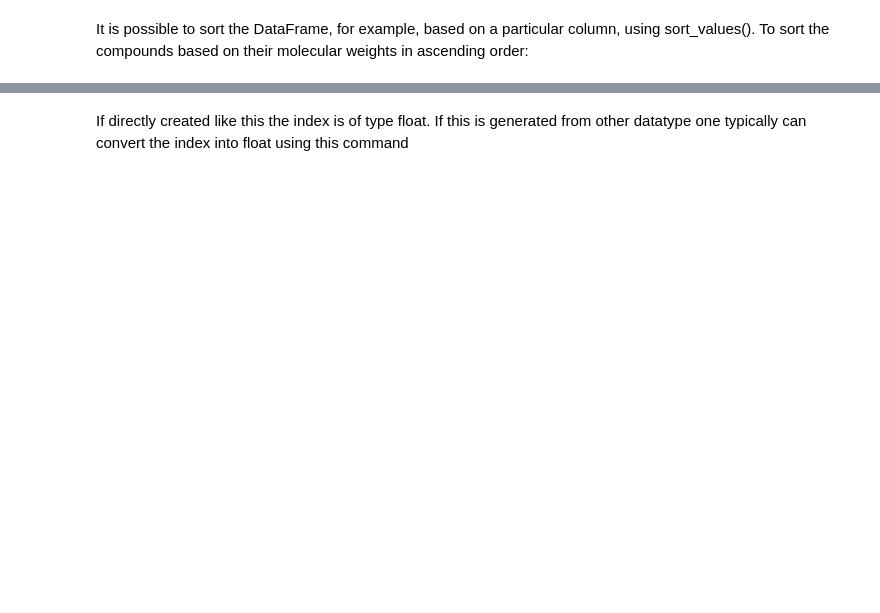
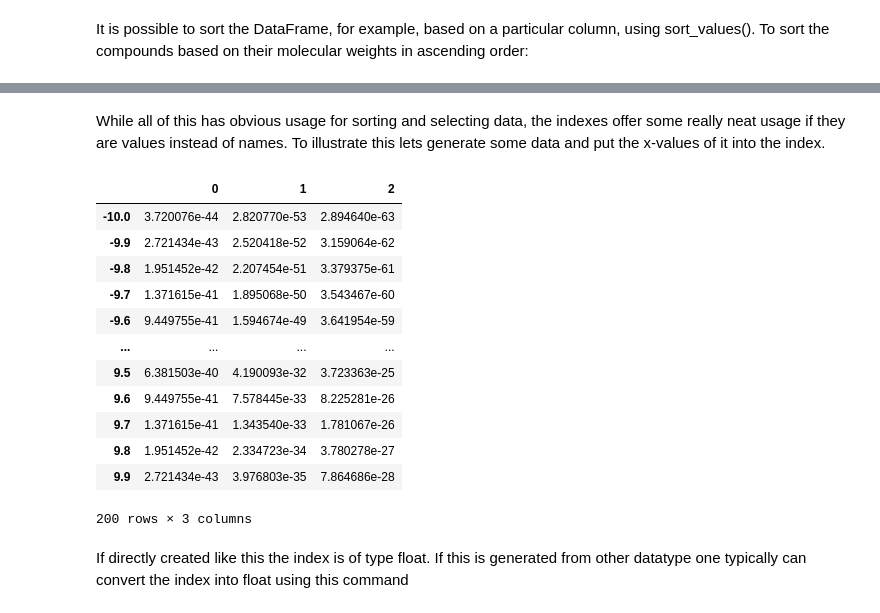
Before and after one commit to luchem/python_for_chemists, a Jupyter notebook: lectures/Lecture6.ipynb, the cells around one changed output, grey strips where cells are left out. Cells and saved outputs as stored; diff of their text form; code cells hidden in the pictures; blank space fills up the shorter version.

```diff
--- a/lectures/Lecture6.ipynb
+++ b/lectures/Lecture6.ipynb
@@ -67,12 +277,29 @@ While all of this has obvious usage for sorting and selecting data, the indexes
+# %% [markdown]
+While all of this has obvious usage for sorting and selecting data, the indexes offer some really neat usage if they are values instead of names. To illustrate this lets generate some data and put the x-values of it into the index.
 # %%
 import numpy as np
 import pandas
 x_values = np.arange(-10,10,0.1)  #generate an x-vector
 df_function={}   # generate an empty dictionary and we will use the peak center as index
 df_function['0'] = np.exp(-x_values**2)
 df_function['1'] = np.exp(-(x_values-1)**2)
 df_function['2'] = np.exp(-(x_values-2)**2)
 df_function = pandas.DataFrame(df_function,index=x_values)
+df_function
+# %% [output]
+|  | 0 | 1 | 2 |
+| -10.0 | 3.720076e-44 | 2.820770e-53 | 2.894640e-63 |
+| -9.9 | 2.721434e-43 | 2.520418e-52 | 3.159064e-62 |
+| -9.8 | 1.951452e-42 | 2.207454e-51 | 3.379375e-61 |
+| -9.7 | 1.371615e-41 | 1.895068e-50 | 3.543467e-60 |
+| -9.6 | 9.449755e-41 | 1.594674e-49 | 3.641954e-59 |
+| ... | ... | ... | ... |
+| 9.5 | 6.381503e-40 | 4.190093e-32 | 3.723363e-25 |
+| 9.6 | 9.449755e-41 | 7.578445e-33 | 8.225281e-26 |
+| 9.7 | 1.371615e-41 | 1.343540e-33 | 1.781067e-26 |
+| 9.8 | 1.951452e-42 | 2.334723e-34 | 3.780278e-27 |
+| 9.9 | 2.721434e-43 | 3.976803e-35 | 7.864686e-28 |
+200 rows × 3 columns
 # %% [markdown]
 If directly created like this the index is of type float. If this is generated from other datatype one typically can convert the index into float using this command
 # %%
```
Also changed, not shown: parts of 66 cells of this notebook, 2 other files.
